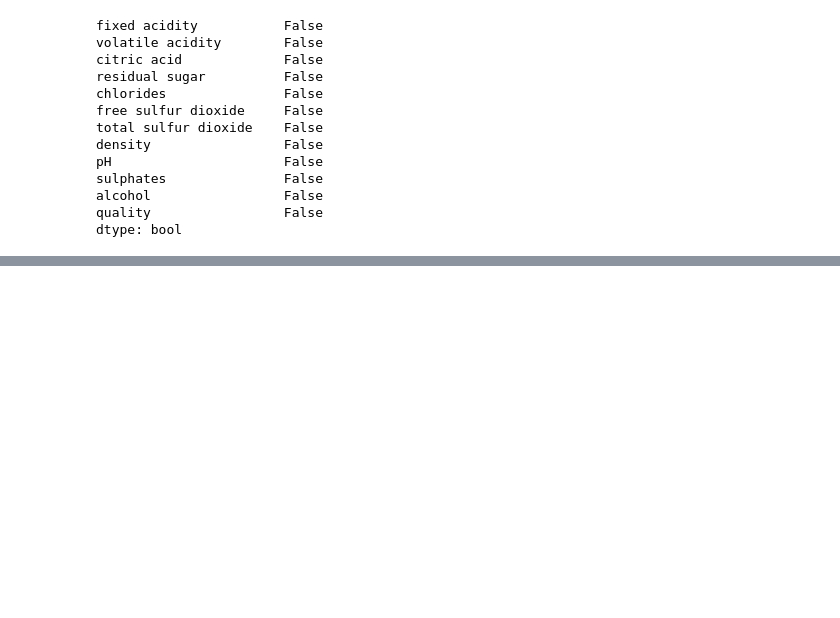
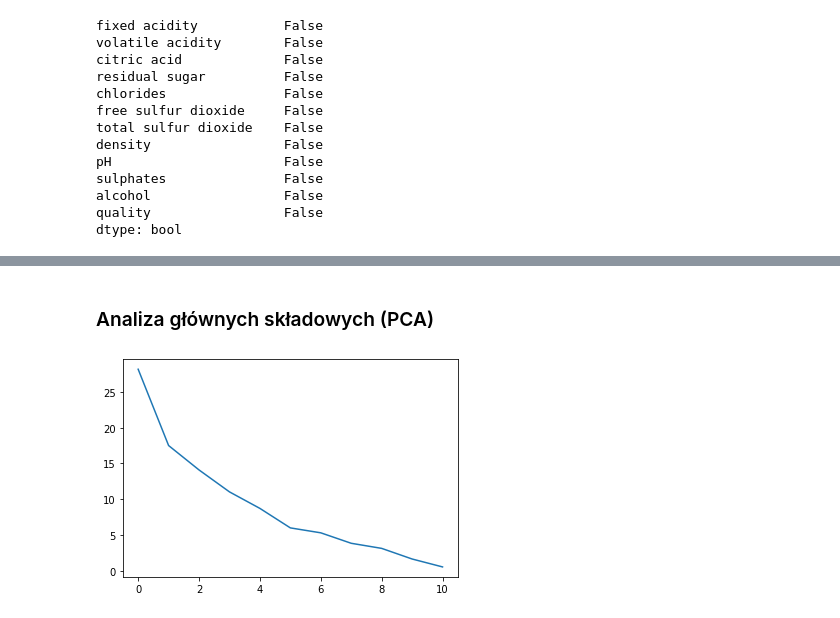
Before and after one commit to tzch96/pk-mow2, a Jupyter notebook: proj.ipynb, the cells around one changed output, grey strips where cells are left out. Cells and saved outputs as stored; diff of their text form; code cells hidden in the pictures; blank space fills up the shorter version.

```diff
--- a/proj.ipynb
+++ b/proj.ipynb
@@ -192,0 +252,13 @@ Wybrany zbiór nie ma brakujących wartości, dzięki czemu nie musimy stosować
+# %% [markdown]
+### Analiza głównych składowych (PCA)
+# %%
+from sklearn.decomposition import PCA
+
+pca = PCA()
+pca_fit = pca.fit(X)
+pca_transform = pca_fit.transform(X)
+
+plt.plot(pca_fit.explained_variance_ratio_ * 100)
+plt.show()
+# %% [output]
+[figure, added]
```
Also changed, not shown: parts of 8 cells of this notebook.
